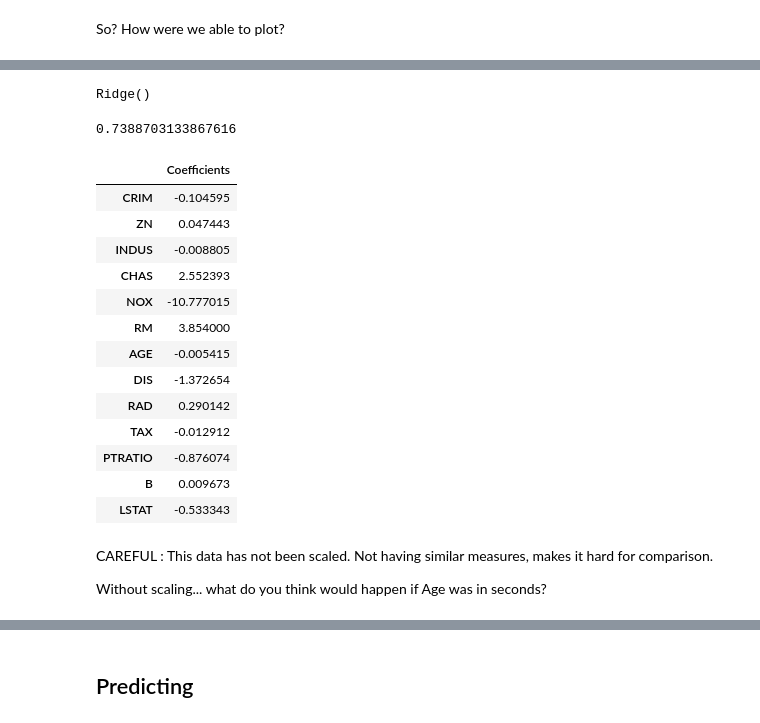
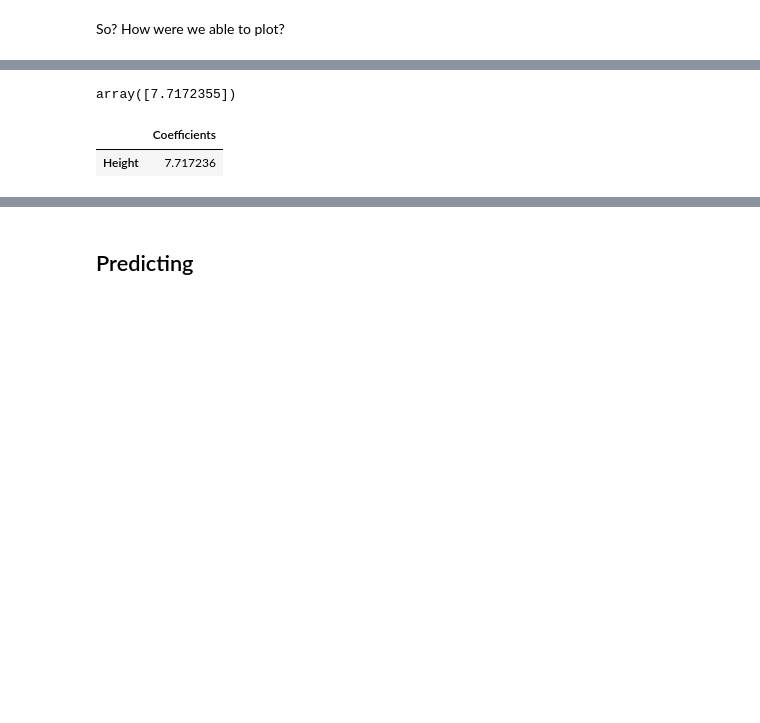
Before and after one commit to sedv8808/LighthouseLabs, a Jupyter notebook: W05D2/W05D2_LogReg.ipynb, the cells around one changed output, grey strips where cells are left out. Drawn from its saved outputs; the diff is of its cells as text; code cells hidden in the pictures; blank space fills up the shorter version.

```diff
--- a/W05D2/W05D2_LogReg.ipynb
+++ b/W05D2/W05D2_LogReg.ipynb
@@ -84,33 +70,11 @@ y = pd.DataFrame(boston.target, columns=['TARGET'])
-# %%
-lr = Ridge()
-lr.fit(X,y)
-# %% [output]
-Ridge()
-# %%
-lr.score(X,y)
-# %% [output]
-0.7388703133867616
 # %%
-ridge_coeffs = lr.coef_
+ridge_coeffs = rm.coef_
+ridge_coeffs
+# %% [output]
+array([7.7172355])
 # %%
-words_coeffs_df = pd.DataFrame(data = ridge_coeffs.T, index = X.columns, columns=['Coefficients'])
+words_coeffs_df = pd.DataFrame(data = ridge_coeffs.T, index = ['Height'], columns=['Coefficients'])
 words_coeffs_df
 # %% [output]
 |  | Coefficients |
-| CRIM | -0.104595 |
-| ZN | 0.047443 |
-| INDUS | -0.008805 |
-| CHAS | 2.552393 |
-| NOX | -10.777015 |
-| RM | 3.854000 |
-| AGE | -0.005415 |
-| DIS | -1.372654 |
-| RAD | 0.290142 |
-| TAX | -0.012912 |
-| PTRATIO | -0.876074 |
-| B | 0.009673 |
-| LSTAT | -0.533343 |
+| Height | 7.717236 |
-# %% [markdown]
-CAREFUL : This data has not been scaled. Not having similar measures, makes it hard for comparison.
-
-Without scaling... what do you think would happen if Age was in seconds?
```
Also changed, not shown: parts of 20 cells of this notebook.
